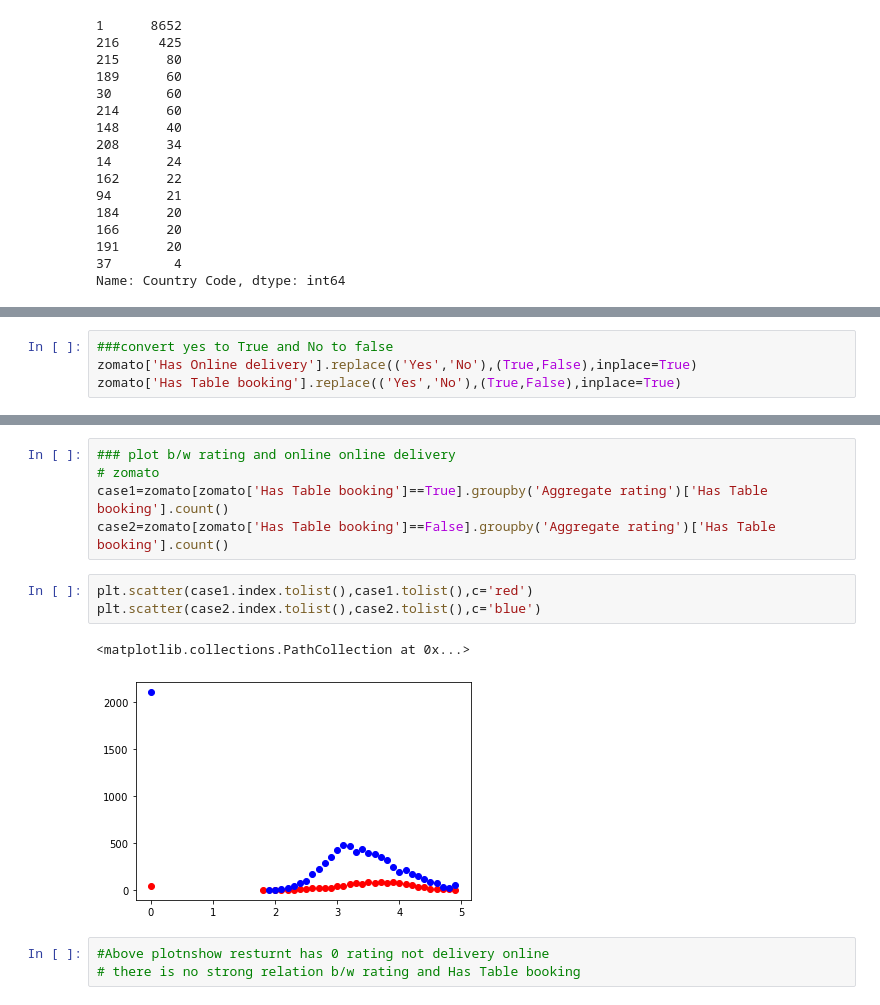
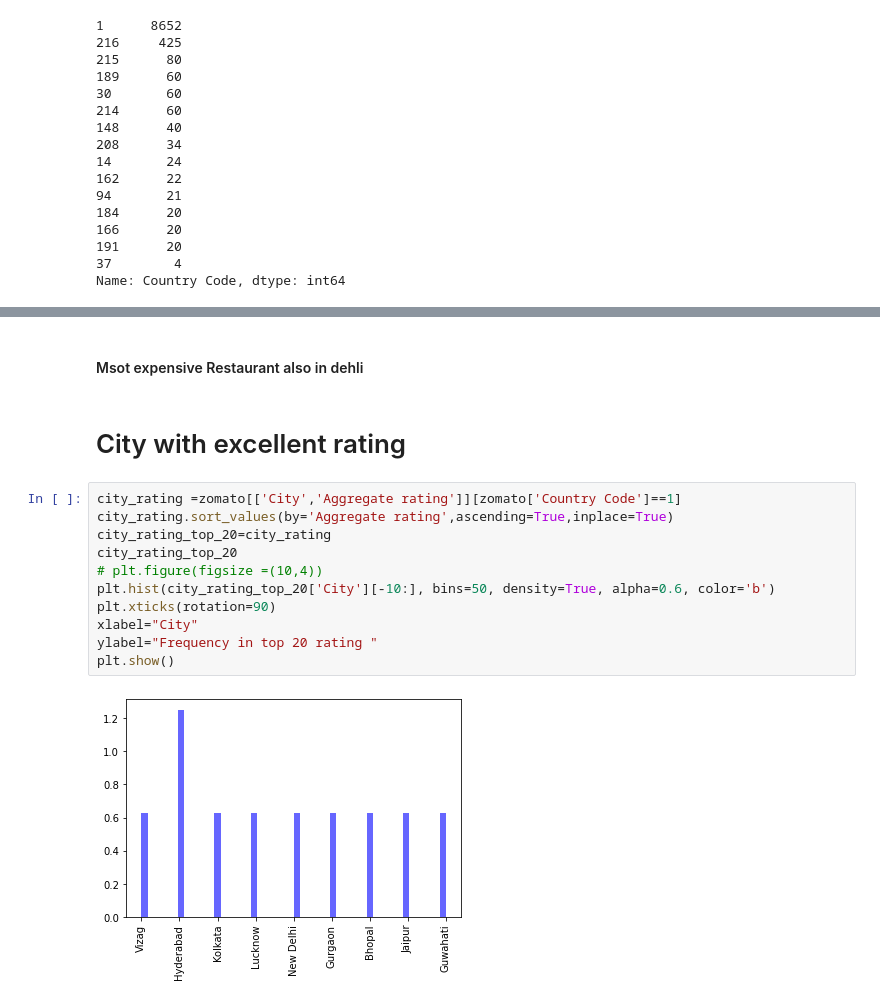
Before and after one commit to kaminithakur1995/pyhton, a Jupyter notebook: Zomato Restaurant.ipynb, the cells around one changed output, grey strips where cells are left out. Cells and saved outputs as stored; diff of their text form.

```diff
--- a/Zomato Restaurant.ipynb
+++ b/Zomato Restaurant.ipynb
@@ -207,4 +200,0 @@ Name: Has Online delivery, dtype: int64
-# %%
-###convert yes to True and No to false
-zomato['Has Online delivery'].replace(('Yes','No'),(True,False),inplace=True)
-zomato['Has Table booking'].replace(('Yes','No'),(True,False),inplace=True)
@@ -259,14 +201,17 @@ zomato['Has Table booking'].value_counts().plot(kind='bar')
-# %%
-### plot b/w rating and online online delivery
-# zomato
-case1=zomato[zomato['Has Table booking']==True].groupby('Aggregate rating')['Has Table booking'].count()
-case2=zomato[zomato['Has Table booking']==False].groupby('Aggregate rating')['Has Table booking'].count()
-# %%
-plt.scatter(case1.index.tolist(),case1.tolist(),c='red')
-plt.scatter(case2.index.tolist(),case2.tolist(),c='blue')
-# %% [output]
-<matplotlib.collections.PathCollection at 0x...>
-[figure, removed]
-# %%
-#Above plotnshow resturnt has 0 rating not delivery online
-# there is no strong relation b/w rating and Has Table booking
+# %% [markdown]
+#### Msot expensive Restaurant also in dehli
+# %% [markdown]
+# City with excellent rating
+# %%
+city_rating =zomato[['City','Aggregate rating']][zomato['Country Code']==1]
+city_rating.sort_values(by='Aggregate rating',ascending=True,inplace=True)
+city_rating_top_20=city_rating
+city_rating_top_20
+# plt.figure(figsize =(10,4))
+plt.hist(city_rating_top_20['City'][-10:], bins=50, density=True, alpha=0.6, color='b')
+plt.xticks(rotation=90)
+xlabel="City"
+ylabel="Frequency in top 20 rating "
+plt.show()
+# %% [output]
+[figure, added]
```
Also changed, not shown: parts of 20 cells of this notebook.
